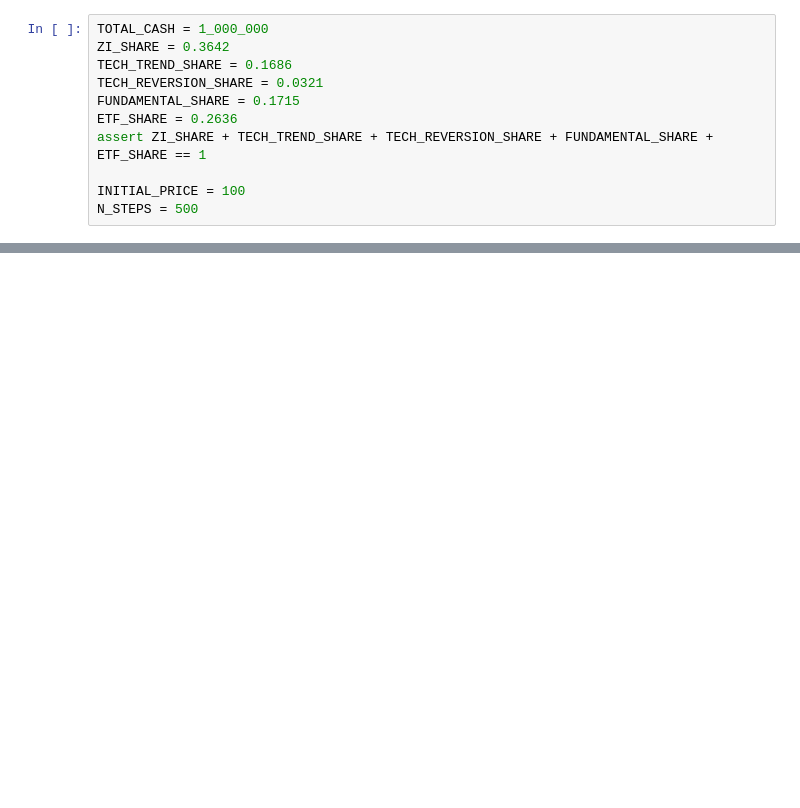
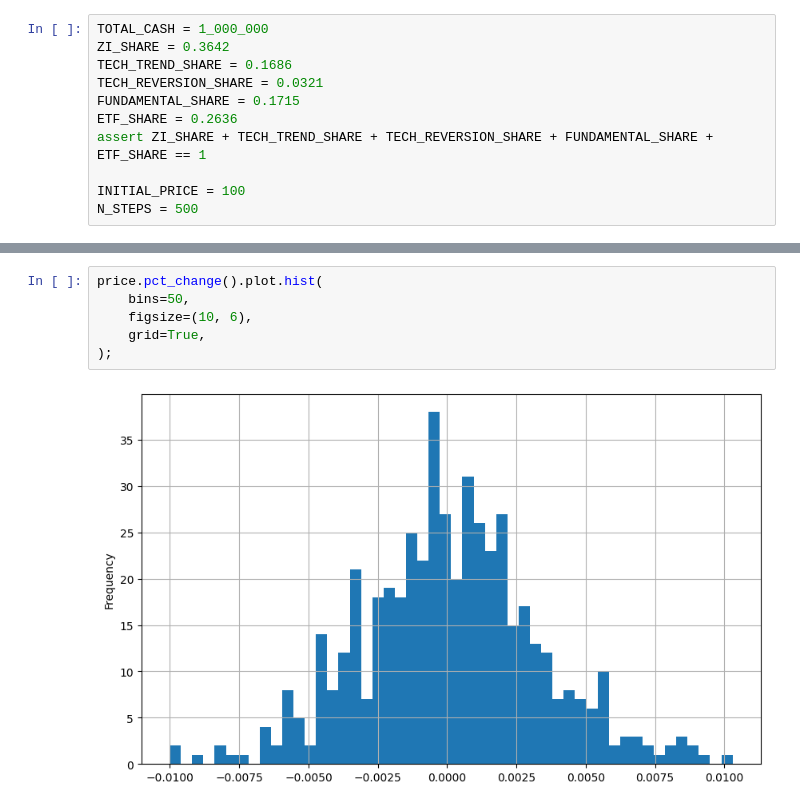
Before and after one commit to eura17/agent-based-financial-market, a Jupyter notebook: research/simulation.ipynb, the cells around one changed output, grey strips where cells are left out. Saved outputs shown, nothing was run; the diff lists cells and outputs as text; blank space fills up the shorter version.

```diff
--- a/research/simulation.ipynb
+++ b/research/simulation.ipynb
@@ -124,0 +141,8 @@ equity = pd.DataFrame(
+# %%
+price.pct_change().plot.hist(
+    bins=50,
+    figsize=(10, 6),
+    grid=True,
+);
+# %% [output]
+[figure, added]
```
Also changed, not shown: parts of 26 cells of this notebook, 7 other files.
